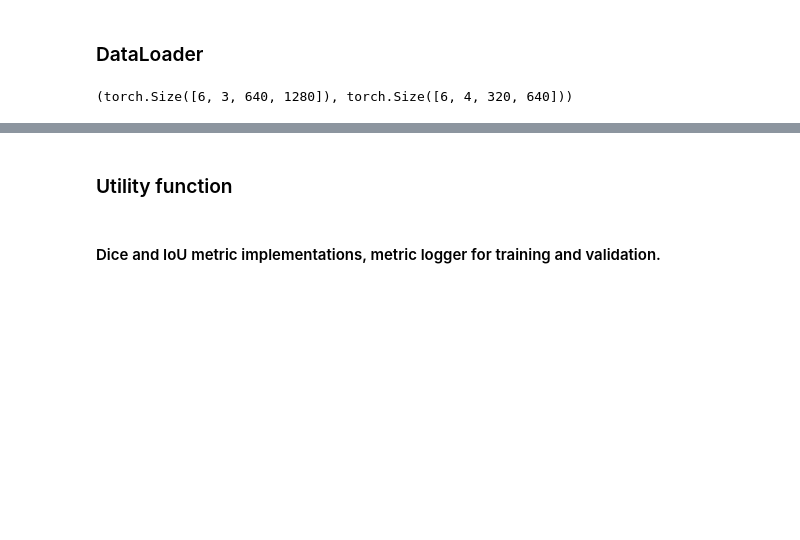
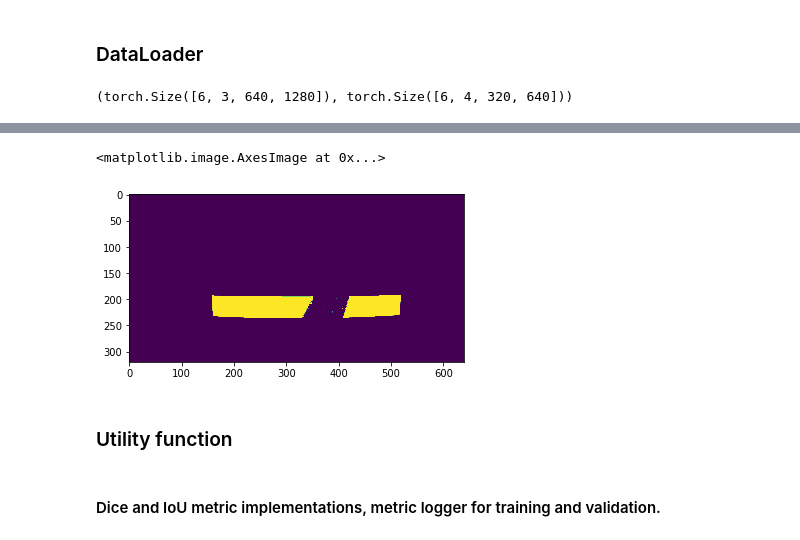
Before and after one commit to iofthetiger/ucsi, a Jupyter notebook: unet_fpn_train_fp16_fastai.ipynb, the cells around one changed output, grey strips where cells are left out. Saved outputs shown, nothing was run; the diff lists cells and outputs as text; code cells hidden in the pictures; blank space fills up the shorter version.

```diff
--- a/unet_fpn_train_fp16_fastai.ipynb
+++ b/unet_fpn_train_fp16_fastai.ipynb
@@ -212,3 +217,8 @@ x.size(),y.size()
+# %%
+plt.imshow(y[0,0])
+# %% [output]
+<matplotlib.image.AxesImage at 0x...>
+[figure, added]
 # %% [markdown]
 ### Utility function
 # %% [markdown]
```
Also changed, not shown: parts of 3 cells of this notebook.
